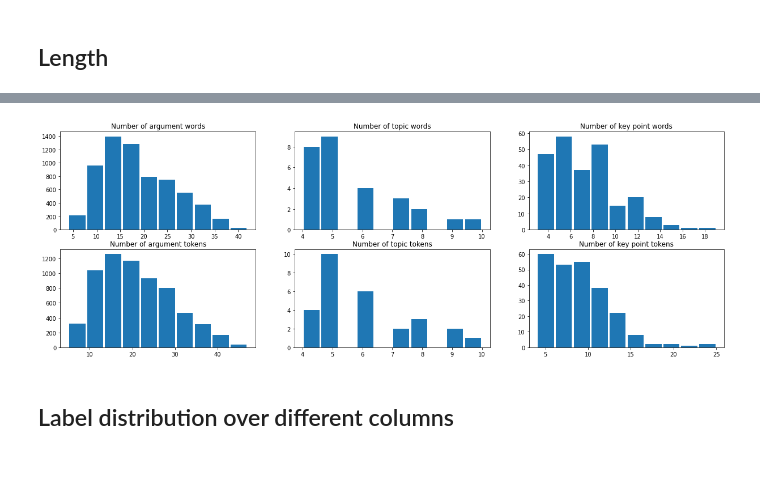
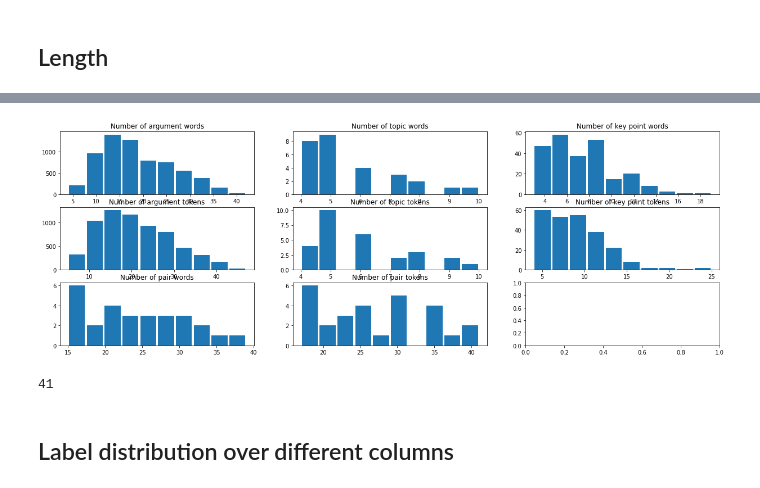
Before and after one commit to codingFerryman/ArgMin21, a Jupyter notebook: src/explorations.ipynb, the cells around one changed output, grey strips where cells are left out. Saved outputs shown, nothing was run; the diff lists cells and outputs as text; code cells hidden in the pictures.

```diff
--- a/src/explorations.ipynb
+++ b/src/explorations.ipynb
@@ -102,31 +105,45 @@ kp_tk_length = []
 for kp in set(fit_df.key_point):
     _len = len(tokenizer.tokenize(kp))
     kp_tk_length.append(_len)
+# %%
+pair_tk_len = [sum(x) for x in zip(argu_tk_length, topic_tk_length)]
+pair_len = [sum(x) for x in zip(argu_length, topic_length)]
 # %%
-fig, axs = plt.subplots(2, 3, figsize=(21,7))
+fig, axs = plt.subplots(3, 3, figsize=(21,7))
 axs.ravel()
 
 axs[0,0].hist(argu_length, rwidth=0.9)
 axs[0,0].set_title("Number of argument words")
 
 axs[0, 1].hist(topic_length, rwidth=0.9)
 axs[0, 1].set_title("Number of topic words")
 
 axs[0, 2].hist(kp_length, rwidth=0.9)
 axs[0, 2].set_title("Number of key point words")
 
 axs[1, 0].hist(argu_tk_length, rwidth=0.9)
 axs[1, 0].set_title("Number of argument tokens")
 
 axs[1, 1].hist(topic_tk_length, rwidth=0.9)
 axs[1, 1].set_title("Number of topic tokens")
 
 axs[1, 2].hist(kp_tk_length, rwidth=0.9)
 axs[1, 2].set_title("Number of key point tokens")
 
+axs[2, 0].hist(pair_len, rwidth=0.9)
+axs[2, 0].set_title("Number of pair words")
+
+axs[2, 1].hist(pair_tk_len, rwidth=0.9)
+axs[2, 1].set_title("Number of pair tokens")
+
+
 plt.show()
 # %% [output]
-[figure, old version]
+[figure, new version]
+# %%
+max(pair_tk_len)
+# %% [output]
+41
 # %% [markdown]
 ## Label distribution over different columns
 # %%
```
Also changed, not shown: parts of 1 cell of this notebook, 3 other files.
